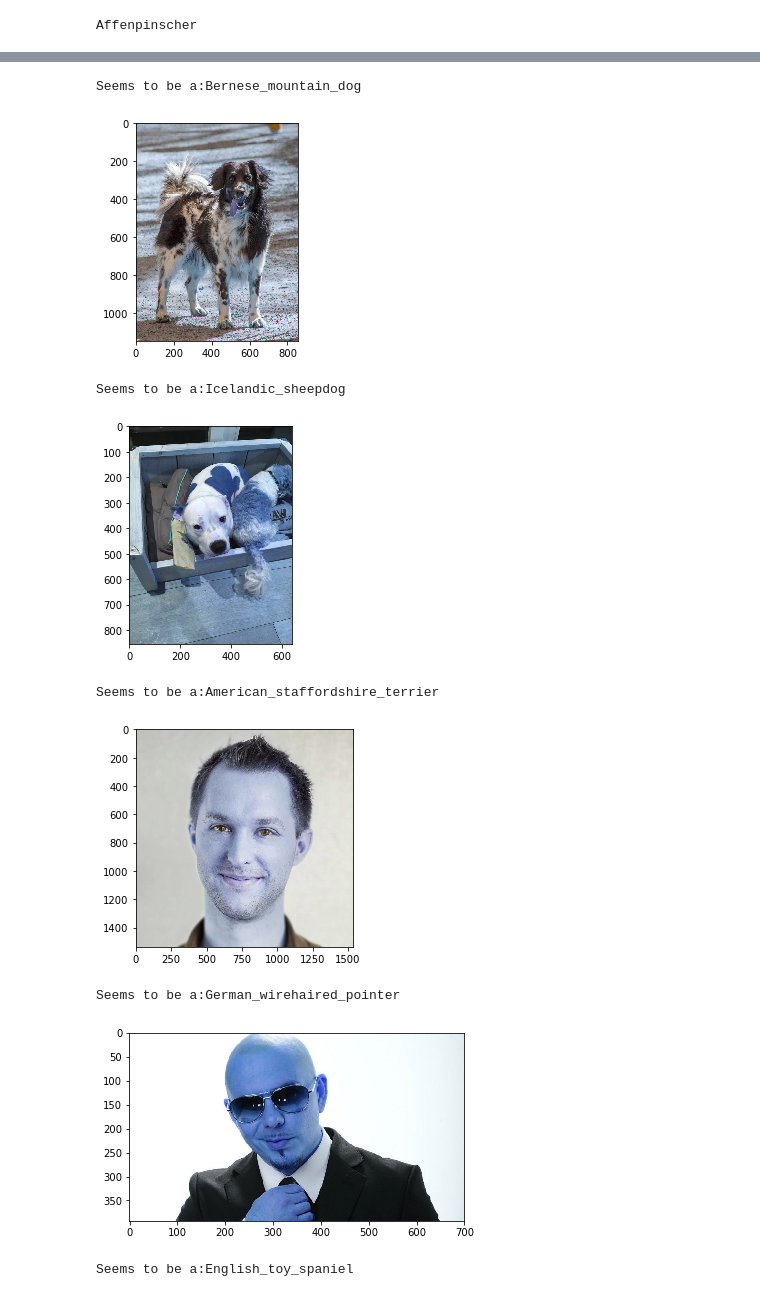
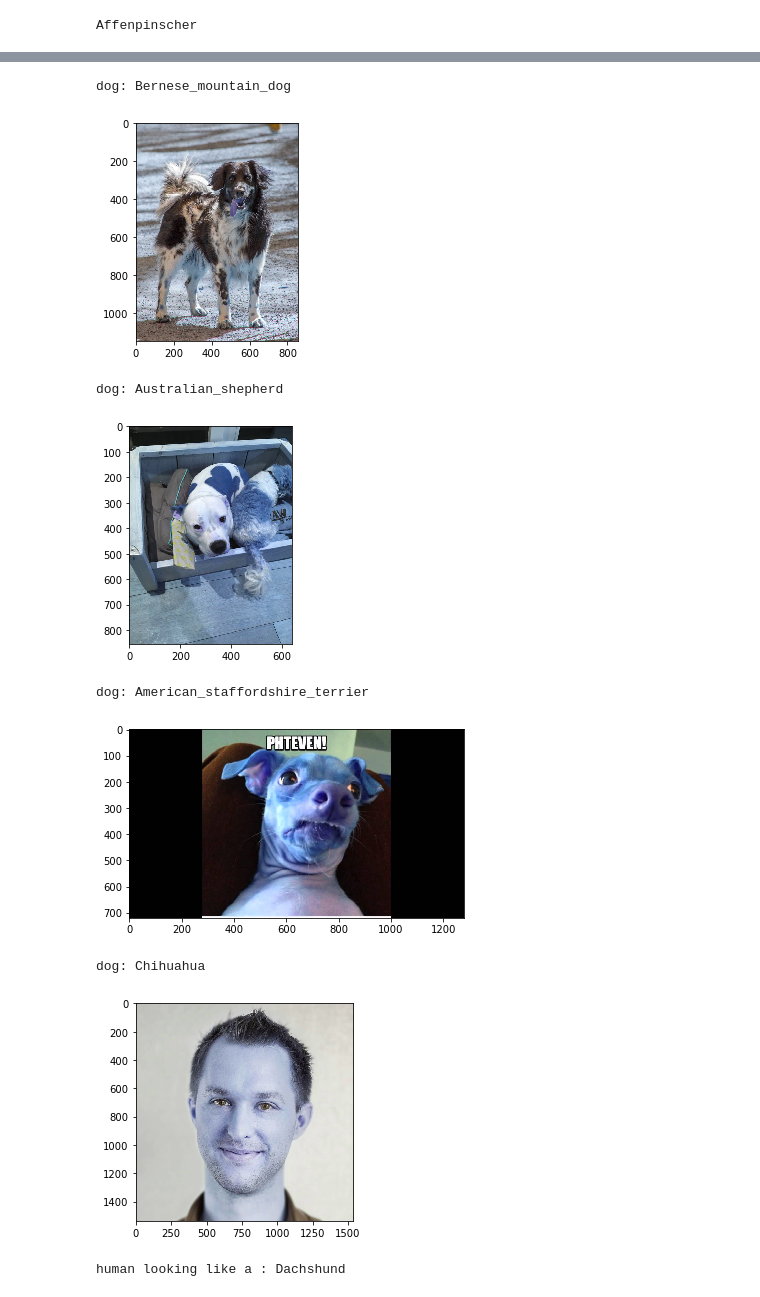
Before and after one commit to danielwillemse/dog_breeds, a Jupyter notebook: dog_app.ipynb, the cells around one changed output, grey strips where cells are left out. Cells and saved outputs as stored; diff of their text form; code cells hidden in the pictures.

Commit message:
Process review feedback
- Add report
- Add non-dog and non-human picture
- Answer questions more fully

```diff
--- a/dog_app.ipynb
+++ b/dog_app.ipynb
@@ -411,8 +414,7 @@ model4.add(MaxPooling2D())
 model4.add(Conv2D(64, 2, activation='relu'))
 model4.add(MaxPooling2D())
 model4.add(GlobalAveragePooling2D())
-model4.add(Dropout(0.5))
-model4.add(Dense(133))
+model4.add(Dense(133, activation='softmax'))
 
 model4.summary()
 # %% [output]
@@ -644,6 +646,7 @@ from keras.models import Sequential
 
 model = Sequential()
 model.add(GlobalAveragePooling2D(input_shape=train_data.shape[1:]))
+model.add(Dropout(0.5))
 model.add(Dense(133, activation='softmax'))
 
 model.summary()
@@ -681,6 +686,6 @@ checkpointer = ModelCheckpoint(filepath='saved_models/weights.best.InceptionV3.h
 
 model.fit(train_data, train_targets,
           validation_data=(valid_data, valid_targets),
-          epochs=5, batch_size=120, callbacks=[checkpointer], verbose=1)
+          epochs=10, batch_size=2672, callbacks=[checkpointer], verbose=1)
 # %% [output]
 Train on 6680 samples, validate on 835 samples
@@ -766,11 +777,11 @@ Some sample output for our algorithm is provided below, but feel free to design
 
 def process(image):
     if dog_detector(image):
-        return predict_breed(image)
+        return "dog: " + predict_breed(image)
     elif face_detector(image):
-        return predict_breed(image)
+        return "human looking like a : " + predict_breed(image)
     else:
-        return "ERROR"
+        return "ERROR, no dog or human detected"
 # %% [markdown]
 ---
 <a id='step7'></a>
@@ -794,10 +820,13 @@ def print_image(file_path):
     plt.imshow(img)
     plt.show()
 
-images = ["taika1.jpg", "taika2.jpg", "shadow1.jpg", "diva1.jpg", "self1.jpg", "pitbull1.jpg", "snoop_dogg1.jpg"]
+images = ["taika1.jpg", "taika2.jpg", "shadow1.jpg", "diva1.jpg", "phteven1.jpg",
+          "self1.jpg", "pitbull1.jpg", "snoop_dogg1.jpg",
+          "bettyblocks1.jpg"
+         ]
 for img in images:
     path = "./testImages/" + img
     print_image(path)
-    print("Seems to be a:" + process(path))
+    print(process(path))
 # %% [output]
 [figure]
@@ -805,10 +834,10 @@ Seems to be a:Bernese_mountain_dog
 [figure]
-Seems to be a:Bernese_mountain_dog
+dog: Bernese_mountain_dog
 [figure]
-Seems to be a:Icelandic_sheepdog
+dog: Australian_shepherd
 [figure]
-Seems to be a:American_staffordshire_terrier
+dog: American_staffordshire_terrier
-[figure, old version]
+[figure, new version]
-Seems to be a:German_wirehaired_pointer
+dog: Chihuahua
-[figure, old version]
+[figure, new version]
-Seems to be a:English_toy_spaniel
+human looking like a : Dachshund
```
Also changed, not shown: parts of 10 cells of this notebook, 4 other files.
